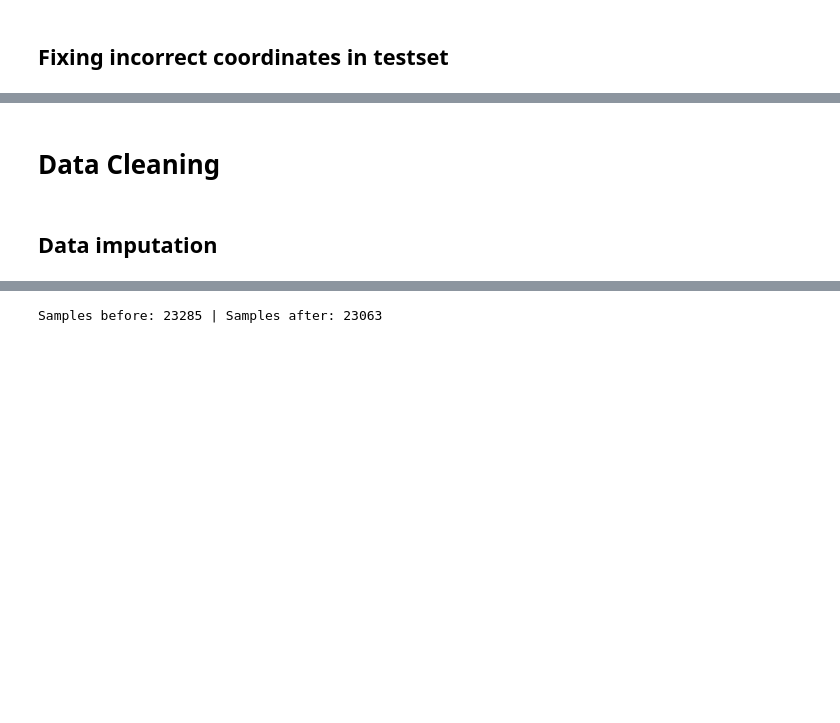
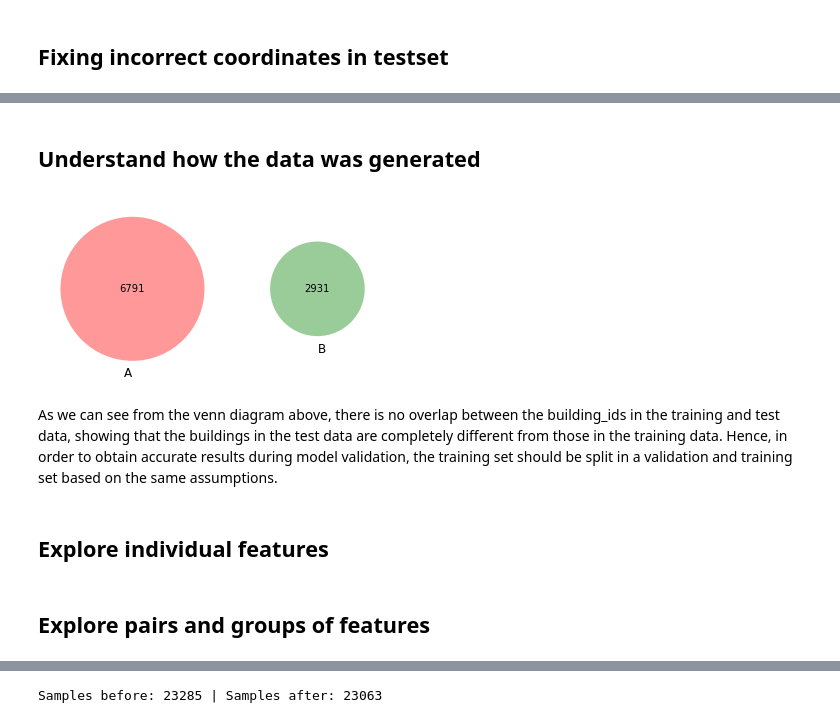
Before and after one commit to P1NHE4D/TDT4173-Prosjekt, a Jupyter notebook: long_notebook.ipynb, the cells around one changed output, grey strips where cells are left out. Drawn from its saved outputs; the diff is of its cells as text; code cells hidden in the pictures; blank space fills up the shorter version.

```diff
--- a/long_notebook.ipynb
+++ b/long_notebook.ipynb
@@ -241,4 +247,0 @@ construct_features(test_with_feats)
-# %% [markdown]
-# Data Cleaning
-# %% [markdown]
-## Data imputation
@@ -264,0 +248,18 @@ def impute_with_bin_mean(data, train_data, test_data, feature, bin_feature, bins
+# %% [markdown]
+## Understand how the data was generated
+# %%
+from matplotlib_venn import venn2, venn2_circles
+import matplotlib.pyplot as plt
+
+train_buildings = set(train.building_id.values)
+test_buildings = set(test.building_id.values)
+venn2([train_buildings, test_buildings])
+plt.show()
+# %% [output]
+[figure, added]
+# %% [markdown]
+As we can see from the venn diagram above, there is no overlap between the building_ids in the training and test data, showing that the buildings in the test data are completely different from those in the training data. Hence, in order to obtain accurate results during model validation, the training set should be split in a validation and training set based on the same assumptions.
+# %% [markdown]
+## Explore individual features
+# %% [markdown]
+## Explore pairs and groups of features
```
Also changed, not shown: parts of 57 cells of this notebook, 3 other files.
